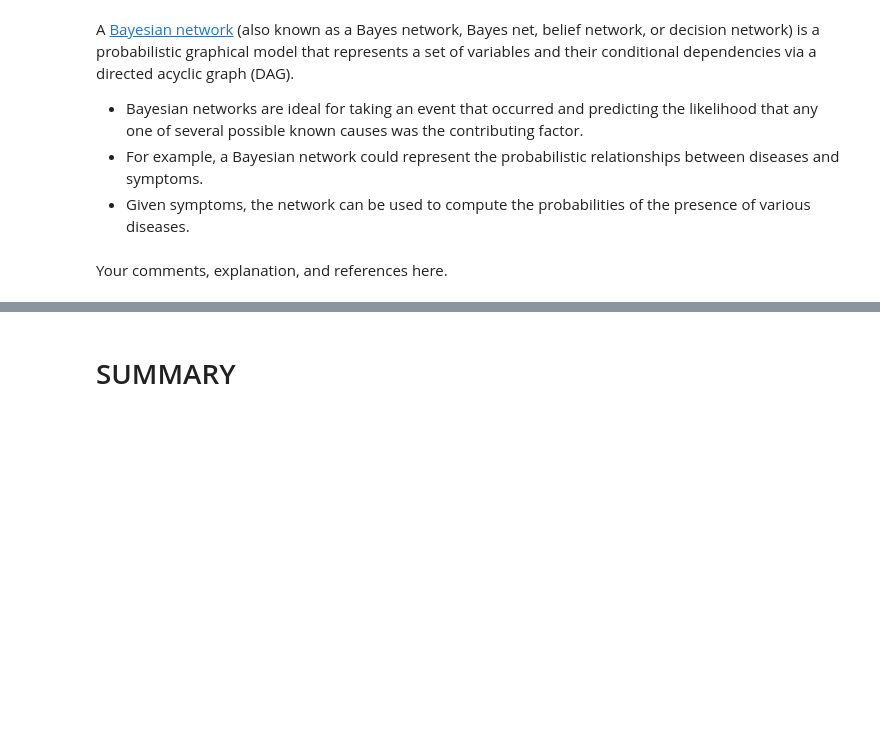
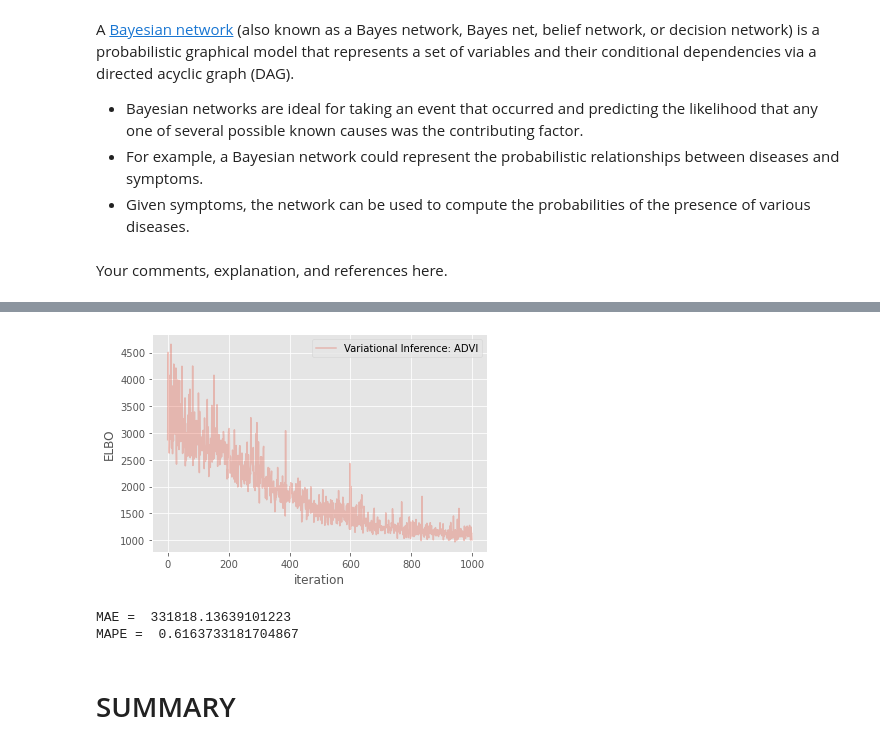
Before and after one commit to ET5003-Group1/ET5003, a Jupyter notebook: ET5003_KaggleCompetition_Stephen_Quirke_20172257.ipynb, the cells around one changed output, grey strips where cells are left out. Drawn from its saved outputs; the diff is of its cells as text; code cells hidden in the pictures; blank space fills up the shorter version.

```diff
--- a/ET5003_KaggleCompetition_Stephen_Quirke_20172257.ipynb
+++ b/ET5003_KaggleCompetition_Stephen_Quirke_20172257.ipynb
@@ -1272,0 +1453,9 @@ Your comments, explanation, and references here.
+# %%
+# we can do instead an approximated inference
+param3 = 1000 # start with 1000, then use 50000+
+VI = 'advi'  # 'advi', 'fullrank_advi', 'svgd', 'asvgd', 'nfvi'
+OP = pm.adam # pm.adam, pm.sgd, pm.adagrad, pm.adagrad_window, pm.adadelta
+LR = 0.01
+
+with neural_network:
+    approx = pm.fit(param3, method=VI, obj_optimizer=pm.adam(learning_rate=LR))
@@ -1272,0 +1466,10 @@ Your comments, explanation, and references here.
+# %%
+# plot
+pb.plot(approx.hist, label='Variational Inference: '+ VI.upper(), alpha=.3)
+pb.legend(loc='upper right')
+# Evidence Lower Bound (ELBO)
+# https://en.wikipedia.org/wiki/Evidence_lower_bound
+pb.ylabel('ELBO')
+pb.xlabel('iteration');
+# %% [output]
+[figure, added]
@@ -1272,0 +1495,6 @@ Your comments, explanation, and references here.
+# %%
+print("MAE = ",(np.mean(abs(y_val_pred_final - y_test))))
+print("MAPE = ",(np.mean(abs(y_val_pred_final - y_test) / y_test)))
+# %% [output]
+MAE =  331818.13639101223
+MAPE =  0.6163733181704867
```
Also changed, not shown: parts of 58 cells of this notebook.
